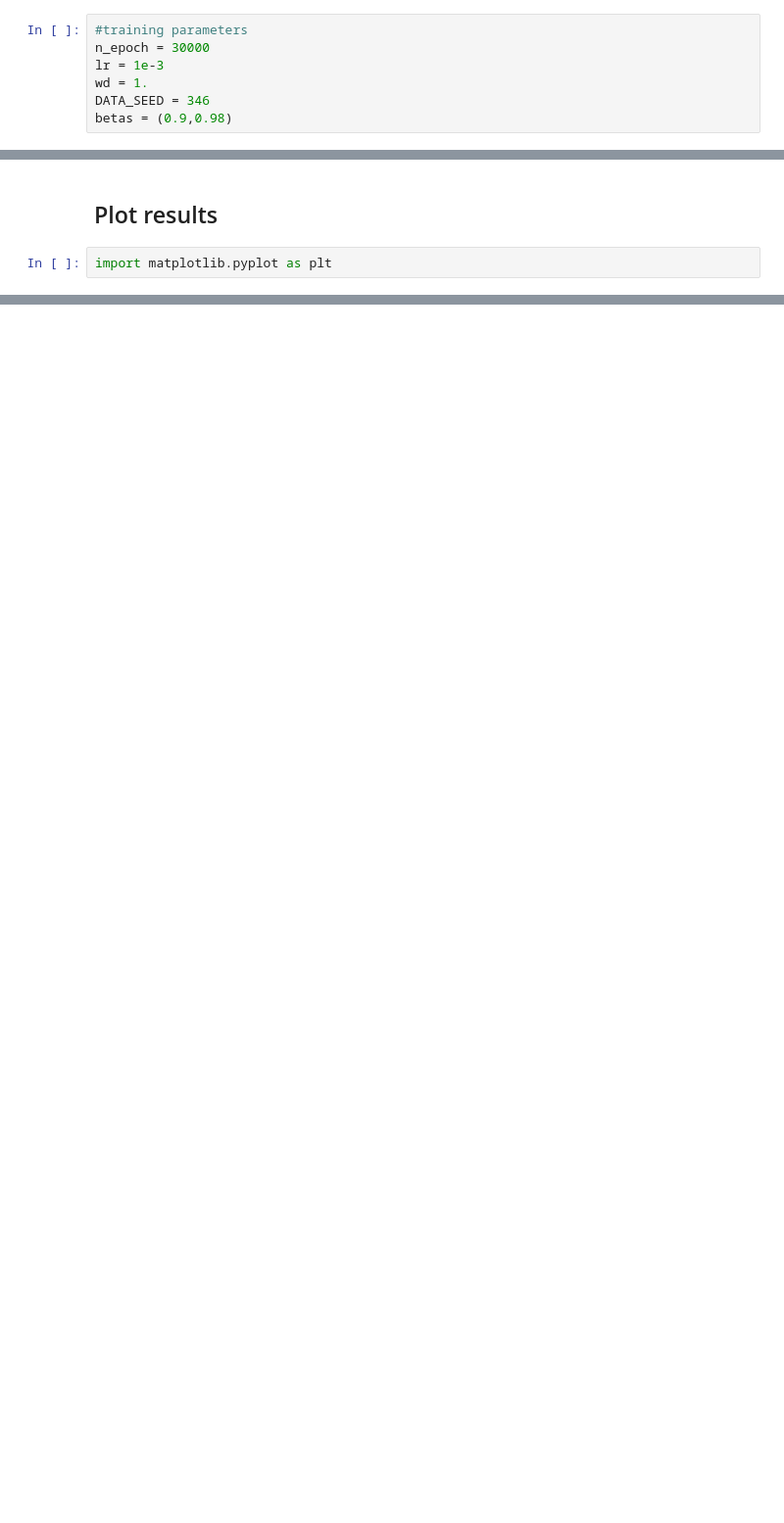
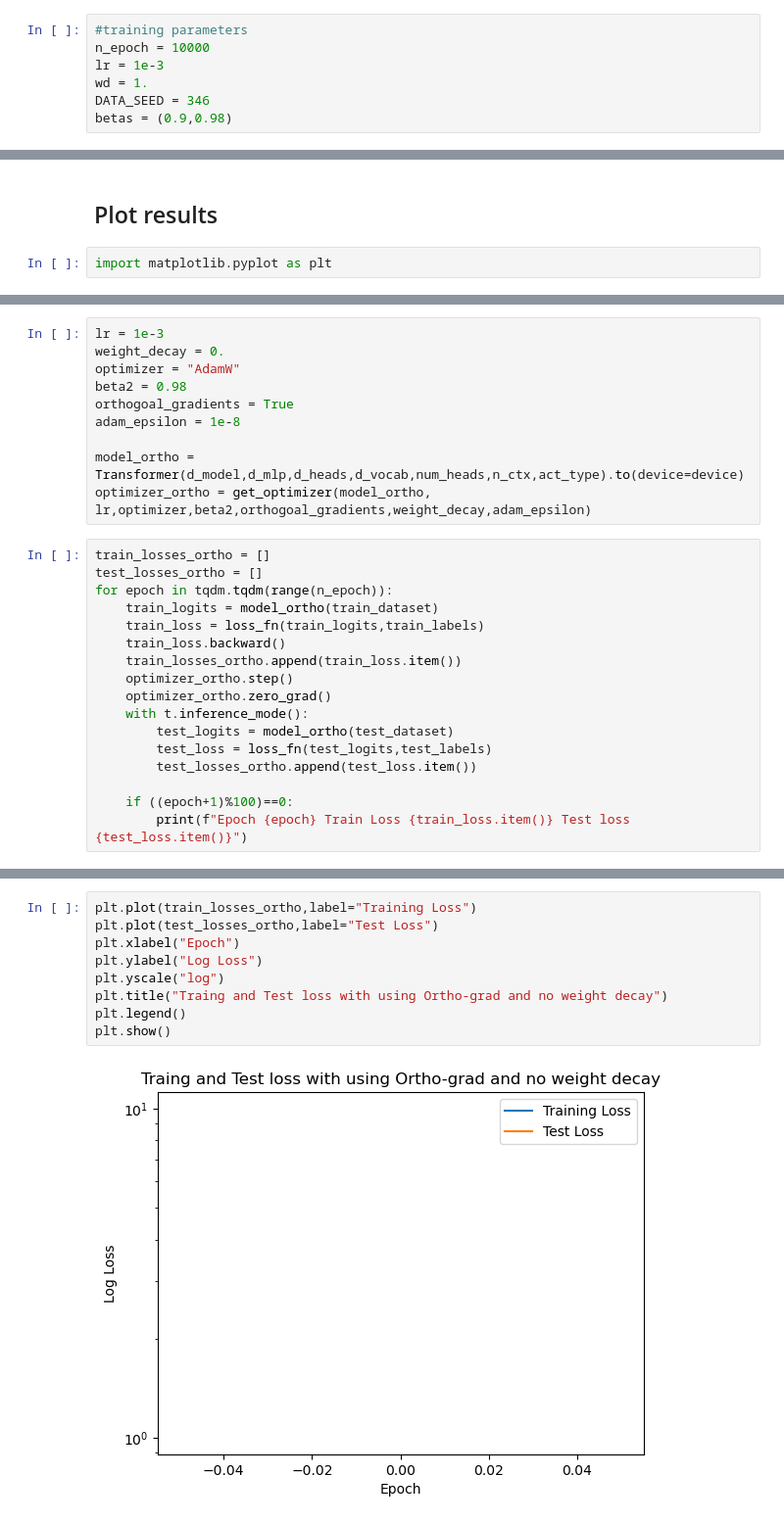
Before and after one commit to seiferfl/neural-circuit-lab, a Jupyter notebook: neural_circuit_lab/simple_grokking_demo.ipynb, the cells around one changed output, grey strips where cells are left out. Shown at 98% size. Drawn from its saved outputs; the diff is of its cells as text; blank space fills up the shorter version.

Commit message:
added orthograd code to grokking demo

```diff
--- a/neural_circuit_lab/simple_grokking_demo.ipynb
+++ b/neural_circuit_lab/simple_grokking_demo.ipynb
@@ -78,7 +82,7 @@ from torch.utils.data import DataLoader, TensorDataset
 import tqdm.auto as tqdm
 # %%
 #training parameters
-n_epoch = 30000
+n_epoch = 10000
 lr = 1e-3
 wd = 1.
 DATA_SEED = 346
@@ -141,0 +218,27 @@ plt.show()
+# %%
+lr = 1e-3
+weight_decay = 0.
+optimizer = "AdamW"
+beta2 = 0.98
+orthogoal_gradients = True
+adam_epsilon = 1e-8
+
+model_ortho = Transformer(d_model,d_mlp,d_heads,d_vocab,num_heads,n_ctx,act_type).to(device=device)
+optimizer_ortho = get_optimizer(model_ortho, lr,optimizer,beta2,orthogoal_gradients,weight_decay,adam_epsilon)
+# %%
+train_losses_ortho = []
+test_losses_ortho = []
+for epoch in tqdm.tqdm(range(n_epoch)):
+    train_logits = model_ortho(train_dataset)
+    train_loss = loss_fn(train_logits,train_labels)
+    train_loss.backward()
+    train_losses_ortho.append(train_loss.item())
+    optimizer_ortho.step()
+    optimizer_ortho.zero_grad()
+    with t.inference_mode():
+        test_logits = model_ortho(test_dataset)
+        test_loss = loss_fn(test_logits,test_labels)
+        test_losses_ortho.append(test_loss.item())
+
+    if ((epoch+1)%100)==0:
+        print(f"Epoch {epoch} Train Loss {train_loss.item()} Test loss {test_loss.item()}")
@@ -141,0 +263,11 @@ plt.show()
+# %%
+plt.plot(train_losses_ortho,label="Training Loss")
+plt.plot(test_losses_ortho,label="Test Loss")
+plt.xlabel("Epoch")
+plt.ylabel("Log Loss")
+plt.yscale("log")
+plt.title("Traing and Test loss with using Ortho-grad and no weight decay")
+plt.legend()
+plt.show()
+# %% [output]
+[figure, added]
```
Also changed, not shown: parts of 9 cells of this notebook.
